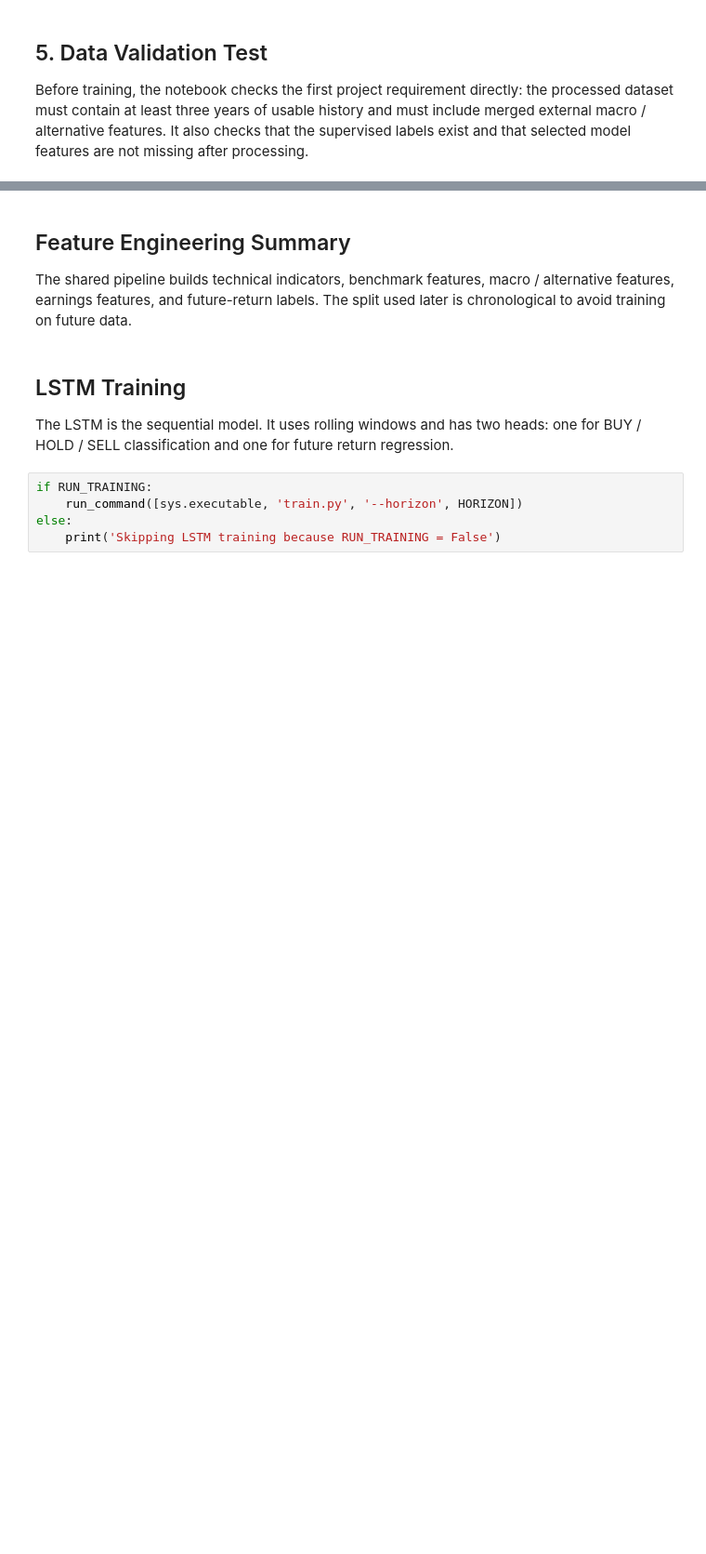
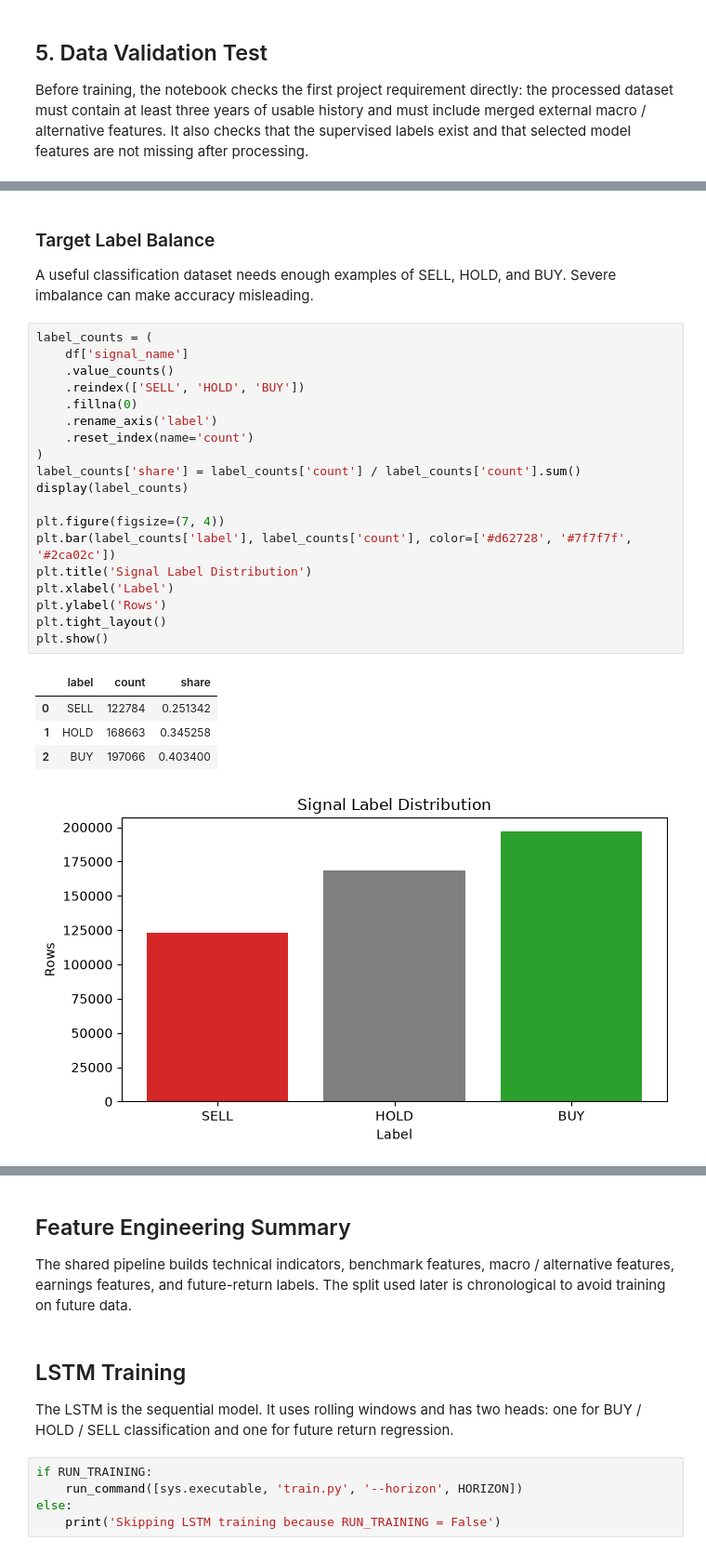
Before and after one commit to OmerOnn/algo-trading-lstm-stock-prediction, a Jupyter notebook: notebooks/final_project_colab.ipynb, the cells around one changed output, grey strips where cells are left out. Shown at 93% size. Saved outputs shown, nothing was run; the diff lists cells and outputs as text; blank space fills up the shorter version.

```diff
--- a/notebooks/final_project_colab.ipynb
+++ b/notebooks/final_project_colab.ipynb
@@ -217,0 +460,29 @@ assert set(label_values).issubset({0, 1, 2}) and len(label_values) > 0, 'Labels
+# %% [markdown]
+### Target Label Balance
+
+A useful classification dataset needs enough examples of SELL, HOLD, and BUY. Severe imbalance can make accuracy misleading.
+# %%
+label_counts = (
+    df['signal_name']
+    .value_counts()
+    .reindex(['SELL', 'HOLD', 'BUY'])
+    .fillna(0)
+    .rename_axis('label')
+    .reset_index(name='count')
+)
+label_counts['share'] = label_counts['count'] / label_counts['count'].sum()
+display(label_counts)
+
+plt.figure(figsize=(7, 4))
+plt.bar(label_counts['label'], label_counts['count'], color=['#d62728', '#7f7f7f', '#2ca02c'])
+plt.title('Signal Label Distribution')
+plt.xlabel('Label')
+plt.ylabel('Rows')
+plt.tight_layout()
+plt.show()
+# %% [output]
+|  | label | count | share |
+| 0 | SELL | 122784 | 0.251342 |
+| 1 | HOLD | 168663 | 0.345258 |
+| 2 | BUY | 197066 | 0.403400 |
+[figure, added]
```
Also changed, not shown: parts of 29 cells of this notebook, 4 other files.
